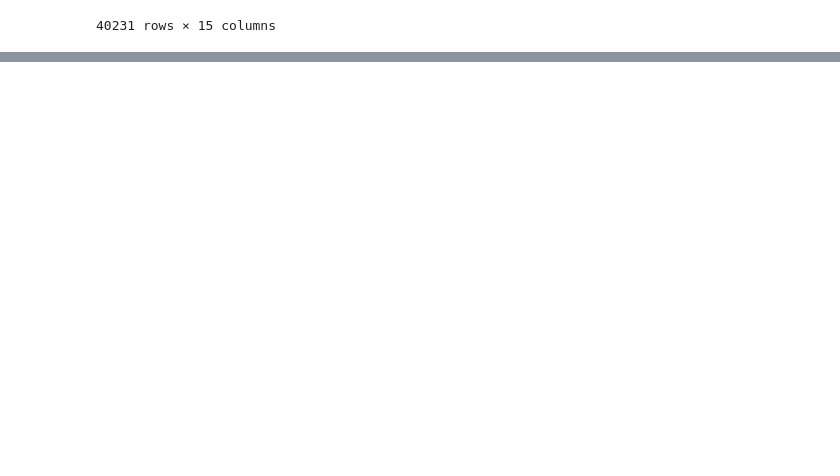
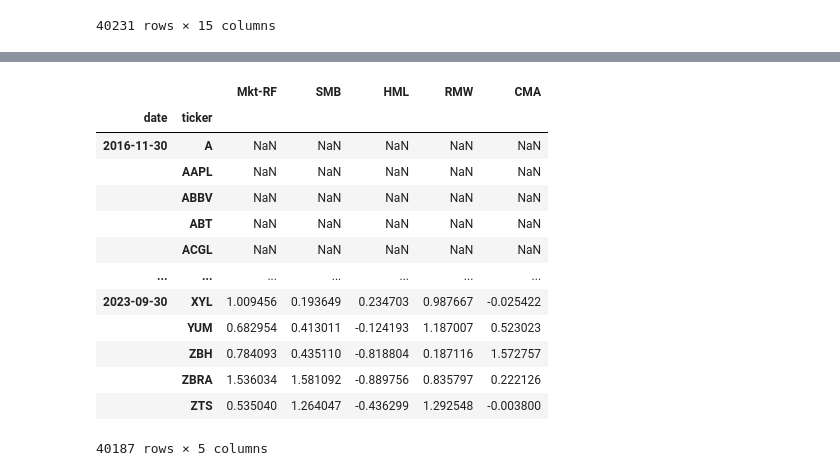
Before and after one commit to GeordieJones/financePython, a Jupyter notebook: backTesting_practice/S&P_optimizer.ipynb, the cells around one changed output, grey strips where cells are left out. Drawn from its saved outputs; the diff is of its cells as text; code cells hidden in the pictures; blank space fills up the shorter version.

```diff
--- a/backTesting_practice/S&P_optimizer.ipynb
+++ b/backTesting_practice/S&P_optimizer.ipynb
@@ -160,3 +160,14 @@ data
 |  | COIN | 506.793576 | 70.519997 | 0.001007 | 39.839731 | 4.273572 | 4.378785 | 4.483998 | -1.183735 | ... |
 |  | CEG | 195.364208 | 107.145660 | 0.000274 | 55.245448 | 4.645547 | 4.685718 | 4.725889 | -0.396677 | ... |
 40231 rows × 15 columns
+# %%
+factor_data = web.DataReader('F-F_Research_Data_5_Factors_2x3','famafrench', start = '2010')[0].drop('RF', axis=1)
+
+factor_data.index = pd.to_datetime(factor_data.index.to_timestamp())
+
+factor_data = factor_data.resample('M').last().div(100)
+
+factor_data.index.name = 'date'
+factor_data = factor_data.join(data['return_1m']).sort_index()
+
+factor_data.xs('AAPL', level=1).head()
@@ -162,0 +182,10 @@ data
+# %%
+observations =  factor_data.groupby(level=1).size()
+
+valid_stocks = observations[observations >= 20]
+
+factor_data = factor_data[factor_data.index.get_level_values('ticker').isin(valid_stocks.index)]
+
+print(factor_data.shape)
+print(factor_data.head())
+factor_data
@@ -162,0 +215,26 @@ data
+# %%
+(factor_data.groupby(level=1,
+                    group_keys = False)
+                    .apply(lambda x: RollingOLS(endog=x['return_1m'],
+                                                exog=sm.add_constant(x.drop('return_1m', axis=1)),
+                                                window = (20),
+                                                min_nobs = len(x.columns)+1)
+                    .fit(params_only = True)
+                    .params
+                    .drop('const', axis=1))
+)
+# %% [output]
+|  |  | Mkt-RF | SMB | HML | RMW | CMA |
+| date | ticker |  |  |  |  |  |
+| 2016-11-30 | A | NaN | NaN | NaN | NaN | NaN |
+|  | AAPL | NaN | NaN | NaN | NaN | NaN |
+|  | ABBV | NaN | NaN | NaN | NaN | NaN |
+|  | ABT | NaN | NaN | NaN | NaN | NaN |
+|  | ACGL | NaN | NaN | NaN | NaN | NaN |
+| ... | ... | ... | ... | ... | ... | ... |
+| 2023-09-30 | XYL | 1.009456 | 0.193649 | 0.234703 | 0.987667 | -0.025422 |
+|  | YUM | 0.682954 | 0.413011 | -0.124193 | 1.187007 | 0.523023 |
+|  | ZBH | 0.784093 | 0.435110 | -0.818804 | 0.187116 | 1.572757 |
+|  | ZBRA | 1.536034 | 1.581092 | -0.889756 | 0.835797 | 0.222126 |
+|  | ZTS | 0.535040 | 1.264047 | -0.436299 | 1.292548 | -0.003800 |
+40187 rows × 5 columns
```
Also changed, not shown: parts of 2 cells of this notebook.
